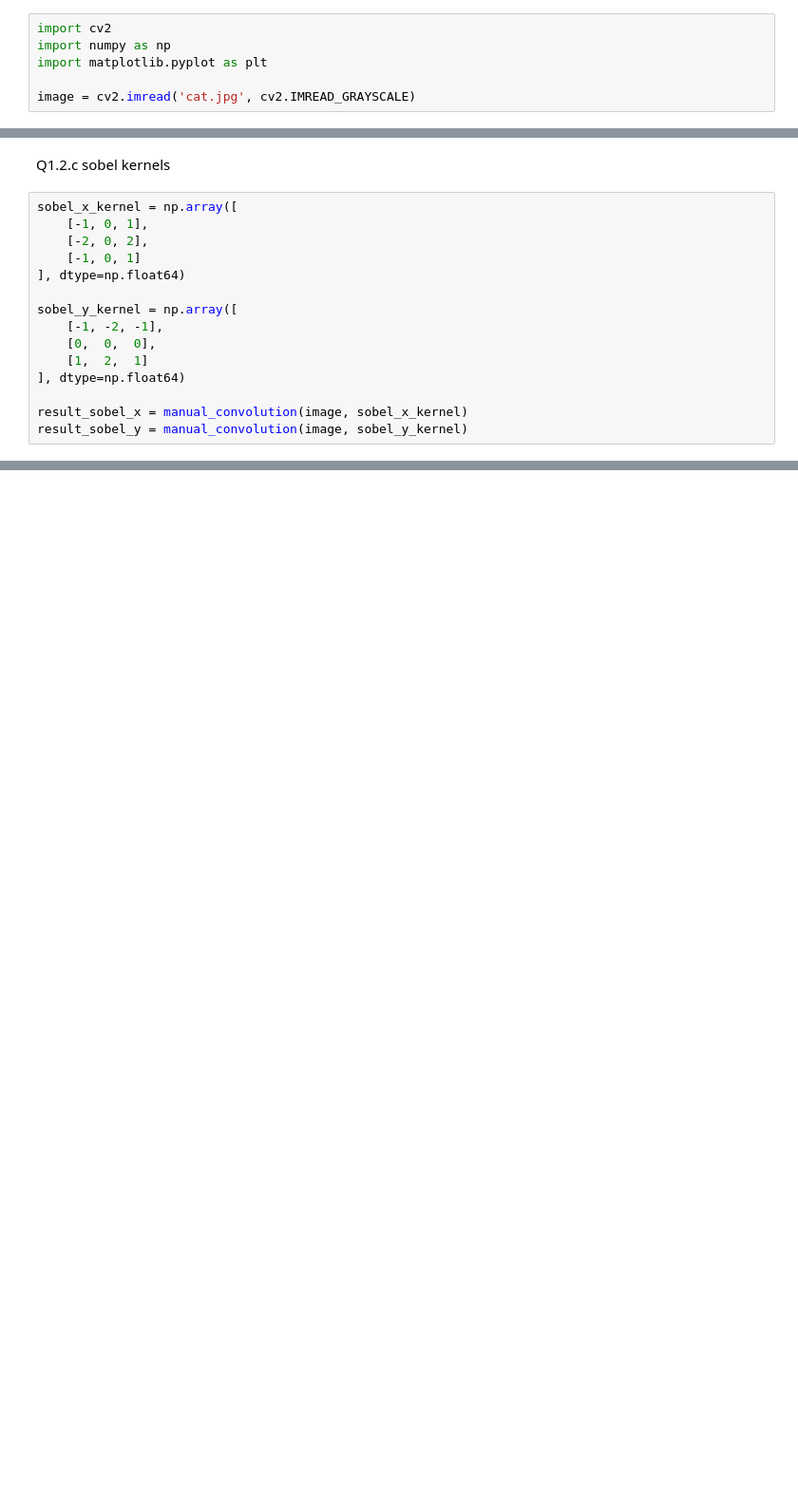
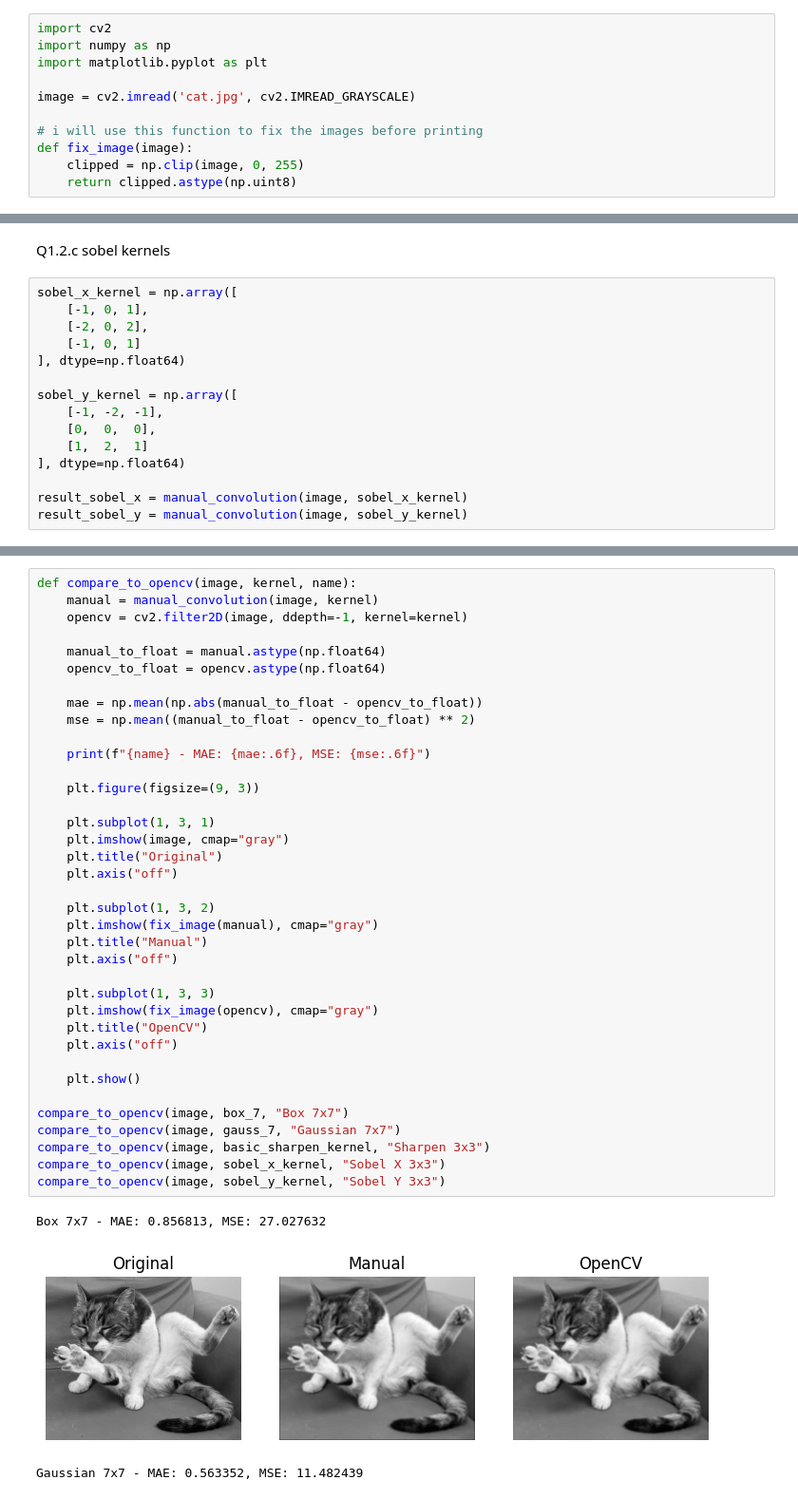
Before and after one commit to Danielin322/computer_vision_ex2, a Jupyter notebook: ex2_q1.ipynb, the cells around one changed output, grey strips where cells are left out. Shown: that part at 95% size. Drawn from its saved outputs; the diff is of its cells as text; blank space fills up the shorter version.

```diff
--- a/ex2_q1.ipynb
+++ b/ex2_q1.ipynb
@@ -6,3 +6,8 @@ import numpy as np
 import matplotlib.pyplot as plt
 
 image = cv2.imread('cat.jpg', cv2.IMREAD_GRAYSCALE)
+
+# i will use this function to fix the images before printing
+def fix_image(image):
+    clipped = np.clip(image, 0, 255)
+    return clipped.astype(np.uint8)
@@ -92,0 +99,41 @@ result_sobel_y = manual_convolution(image, sobel_y_kernel)
+# %%
+def compare_to_opencv(image, kernel, name):
+    manual = manual_convolution(image, kernel)
+    opencv = cv2.filter2D(image, ddepth=-1, kernel=kernel)
+
+    manual_to_float = manual.astype(np.float64)
+    opencv_to_float = opencv.astype(np.float64)
+
+    mae = np.mean(np.abs(manual_to_float - opencv_to_float))
+    mse = np.mean((manual_to_float - opencv_to_float) ** 2)
+
+    print(f"{name} - MAE: {mae:.6f}, MSE: {mse:.6f}")
+
+    plt.figure(figsize=(9, 3))
+
+    plt.subplot(1, 3, 1)
+    plt.imshow(image, cmap="gray")
+    plt.title("Original")
+    plt.axis("off")
+
+    plt.subplot(1, 3, 2)
+    plt.imshow(fix_image(manual), cmap="gray")
+    plt.title("Manual")
+    plt.axis("off")
+
+    plt.subplot(1, 3, 3)
+    plt.imshow(fix_image(opencv), cmap="gray")
+    plt.title("OpenCV")
+    plt.axis("off")
+
+    plt.show()
+
+compare_to_opencv(image, box_7, "Box 7x7")
+compare_to_opencv(image, gauss_7, "Gaussian 7x7")
+compare_to_opencv(image, basic_sharpen_kernel, "Sharpen 3x3")
+compare_to_opencv(image, sobel_x_kernel, "Sobel X 3x3")
+compare_to_opencv(image, sobel_y_kernel, "Sobel Y 3x3")
+# %% [output]
+Box 7x7 - MAE: 0.856813, MSE: 27.027632
+[figure, added]
+Gaussian 7x7 - MAE: 0.563352, MSE: 11.482439
```
Also changed, not shown: parts of 9 cells of this notebook.
